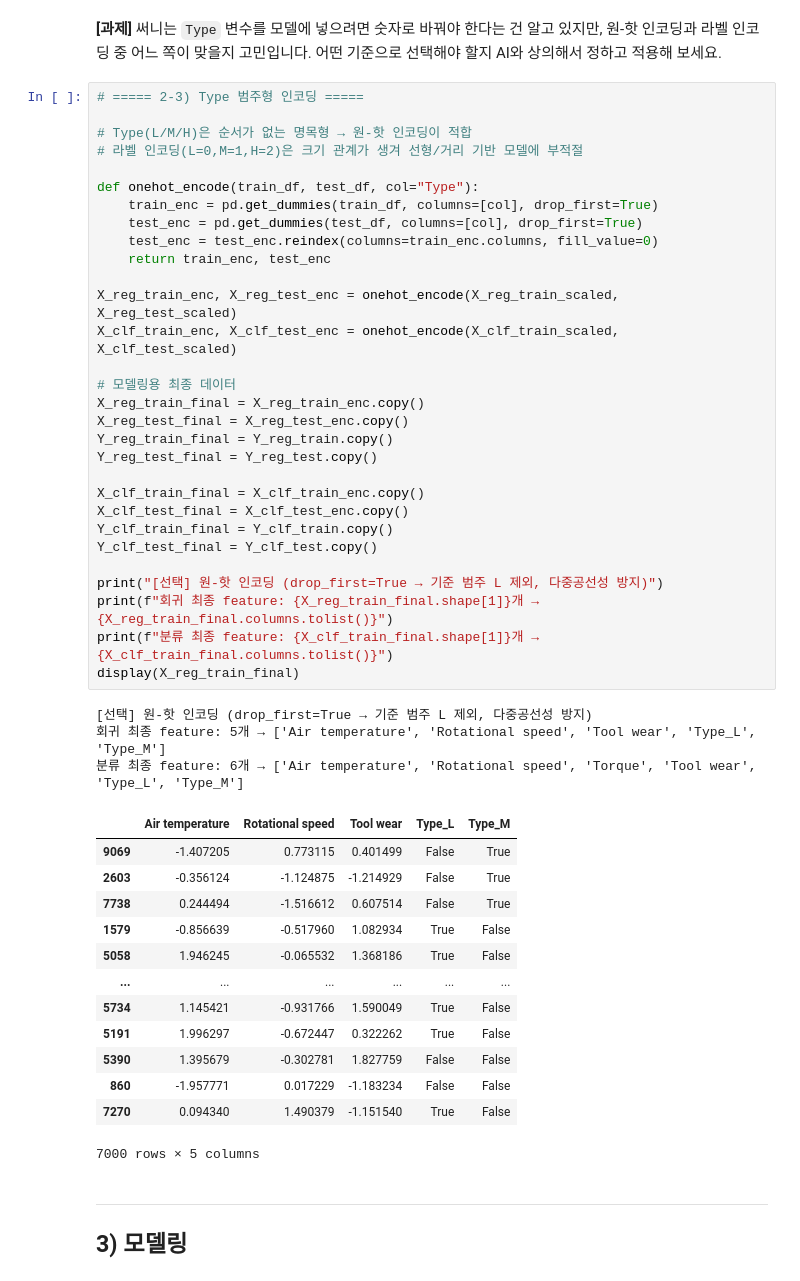
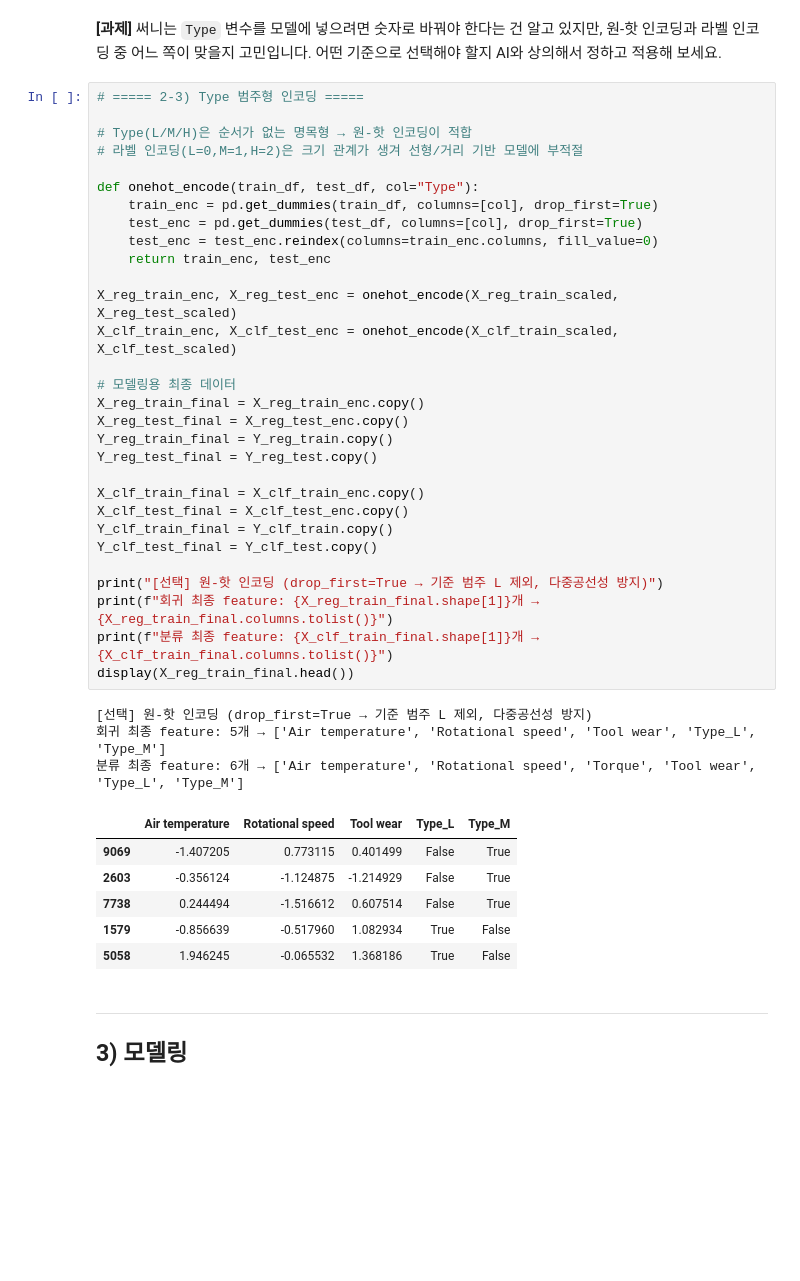
Before and after one commit to QuasarPark/JS_AI_project, a Jupyter notebook: 8일차/머신러닝 Day 1. 미니프로젝트.ipynb, the cells around one changed output. Drawn from its saved outputs; the diff is of its cells as text; blank space fills up the shorter version.

```diff
--- a/8일차/머신러닝 Day 1. 미니프로젝트.ipynb
+++ b/8일차/머신러닝 Day 1. 미니프로젝트.ipynb
@@ -874,41 +838,34 @@ def onehot_encode(train_df, test_df, col="Type"):
     test_enc = test_enc.reindex(columns=train_enc.columns, fill_value=0)
     return train_enc, test_enc
 
 X_reg_train_enc, X_reg_test_enc = onehot_encode(X_reg_train_scaled, X_reg_test_scaled)
 X_clf_train_enc, X_clf_test_enc = onehot_encode(X_clf_train_scaled, X_clf_test_scaled)
 
 # 모델링용 최종 데이터
 X_reg_train_final = X_reg_train_enc.copy()
 X_reg_test_final = X_reg_test_enc.copy()
 Y_reg_train_final = Y_reg_train.copy()
 Y_reg_test_final = Y_reg_test.copy()
 
 X_clf_train_final = X_clf_train_enc.copy()
 X_clf_test_final = X_clf_test_enc.copy()
 Y_clf_train_final = Y_clf_train.copy()
 Y_clf_test_final = Y_clf_test.copy()
 
 print("[선택] 원-핫 인코딩 (drop_first=True → 기준 범주 L 제외, 다중공선성 방지)")
 print(f"회귀 최종 feature: {X_reg_train_final.shape[1]}개 → {X_reg_train_final.columns.tolist()}")
 print(f"분류 최종 feature: {X_clf_train_final.shape[1]}개 → {X_clf_train_final.columns.tolist()}")
-display(X_reg_train_final)
+display(X_reg_train_final.head())
 # %% [output]
 [선택] 원-핫 인코딩 (drop_first=True → 기준 범주 L 제외, 다중공선성 방지)
 회귀 최종 feature: 5개 → ['Air temperature', 'Rotational speed', 'Tool wear', 'Type_L', 'Type_M']
 분류 최종 feature: 6개 → ['Air temperature', 'Rotational speed', 'Torque', 'Tool wear', 'Type_L', 'Type_M']
 |  | Air temperature | Rotational speed | Tool wear | Type_L | Type_M |
 | 9069 | -1.407205 | 0.773115 | 0.401499 | False | True |
 | 2603 | -0.356124 | -1.124875 | -1.214929 | False | True |
 | 7738 | 0.244494 | -1.516612 | 0.607514 | False | True |
 | 1579 | -0.856639 | -0.517960 | 1.082934 | True | False |
 | 5058 | 1.946245 | -0.065532 | 1.368186 | True | False |
-| ... | ... | ... | ... | ... | ... |
-| 5734 | 1.145421 | -0.931766 | 1.590049 | True | False |
-| 5191 | 1.996297 | -0.672447 | 0.322262 | True | False |
-| 5390 | 1.395679 | -0.302781 | 1.827759 | False | False |
-| 860 | -1.957771 | 0.017229 | -1.183234 | False | False |
-| 7270 | 0.094340 | 1.490379 | -1.151540 | True | False |
-7000 rows × 5 columns
 # %% [markdown]
 ---
 ## 3) 모델링
```
Also changed, not shown: parts of 1 cell of this notebook, 12 other files.
